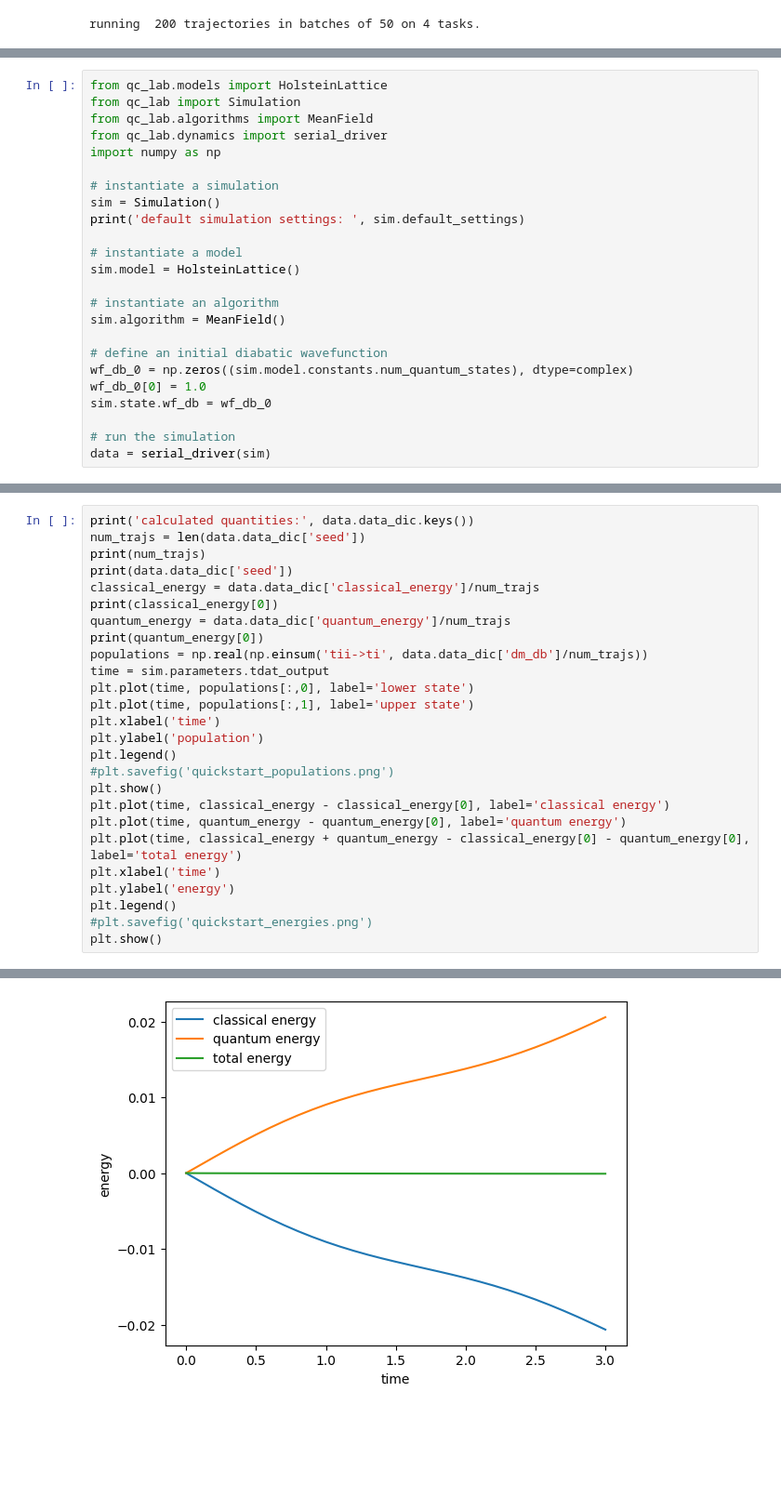
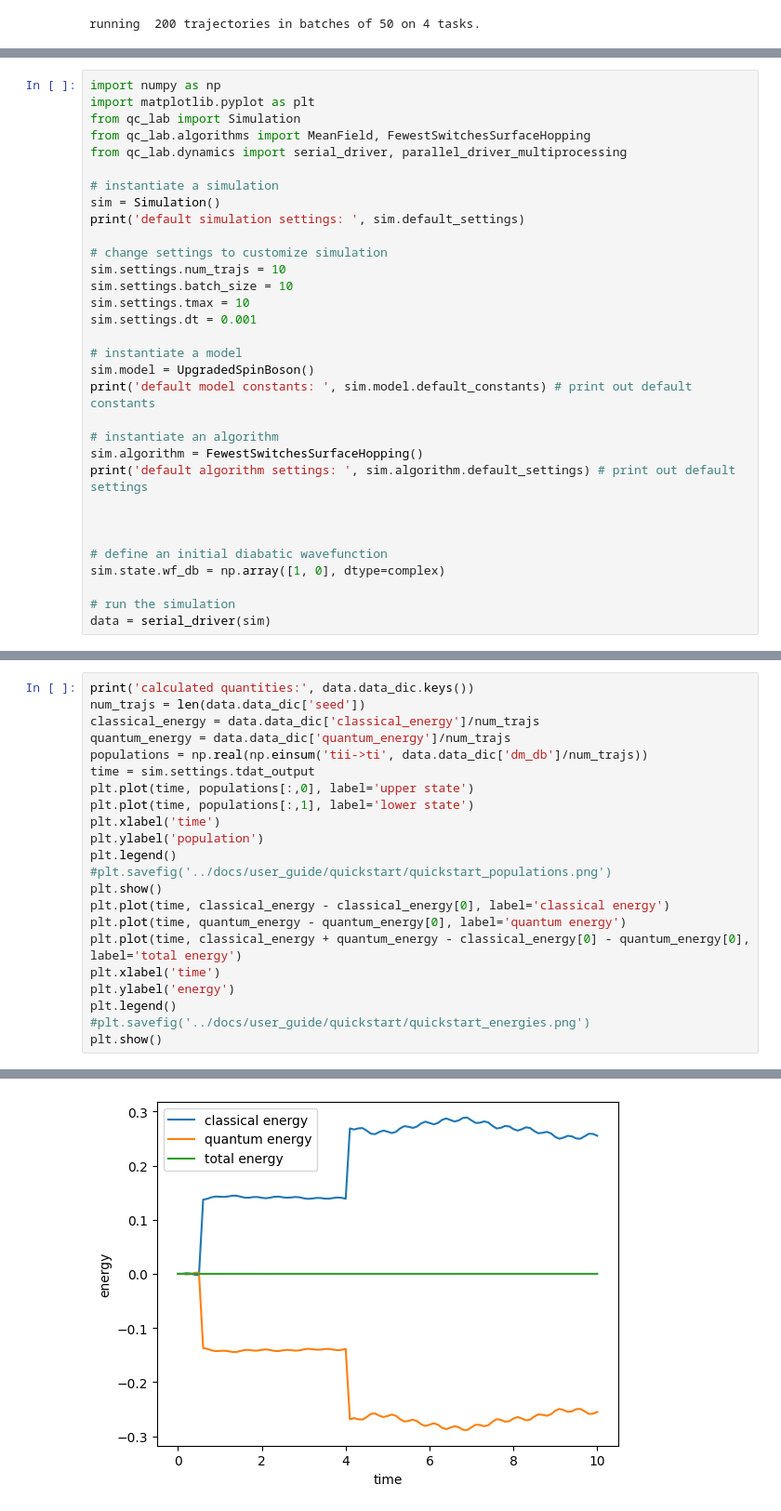
Before and after one commit to tempelaar-team/qclab-dev, a Jupyter notebook: examples/docs_example.ipynb, the cells around one changed output, grey strips where cells are left out. Shown at 93% size. Cells and saved outputs as stored; diff of their text form; blank space fills up the shorter version.

```diff
--- a/examples/docs_example.ipynb
+++ b/examples/docs_example.ipynb
@@ -270,24 +467,32 @@ calculated quantities: dict_keys(['seed', 'quantum_energy', 'classical_energy',
 # %%
-from qc_lab.models import HolsteinLattice
+import numpy as np
+import matplotlib.pyplot as plt
 from qc_lab import Simulation
-from qc_lab.algorithms import MeanField
-from qc_lab.dynamics import serial_driver
-import numpy as np
+from qc_lab.algorithms import MeanField, FewestSwitchesSurfaceHopping
+from qc_lab.dynamics import serial_driver, parallel_driver_multiprocessing
 
 # instantiate a simulation
 sim = Simulation()
 print('default simulation settings: ', sim.default_settings)
 
+# change settings to customize simulation
+sim.settings.num_trajs = 10
+sim.settings.batch_size = 10
+sim.settings.tmax = 10
+sim.settings.dt = 0.001
+
 # instantiate a model
-sim.model = HolsteinLattice()
+sim.model = UpgradedSpinBoson()
+print('default model constants: ', sim.model.default_constants) # print out default constants
 
 # instantiate an algorithm
-sim.algorithm = MeanField()
+sim.algorithm = FewestSwitchesSurfaceHopping()
+print('default algorithm settings: ', sim.algorithm.default_settings) # print out default settings
+
+
 
 # define an initial diabatic wavefunction
-wf_db_0 = np.zeros((sim.model.constants.num_quantum_states), dtype=complex)
-wf_db_0[0] = 1.0
-sim.state.wf_db = wf_db_0
+sim.state.wf_db = np.array([1, 0], dtype=complex)
 
 # run the simulation
 data = serial_driver(sim)
@@ -369,20 +503,16 @@ ModuleNotFoundError: No module named 'qclab'
 # %%
 print('calculated quantities:', data.data_dic.keys())
 num_trajs = len(data.data_dic['seed'])
-print(num_trajs)
-print(data.data_dic['seed'])
 classical_energy = data.data_dic['classical_energy']/num_trajs
-print(classical_energy[0])
 quantum_energy = data.data_dic['quantum_energy']/num_trajs
-print(quantum_energy[0])
 populations = np.real(np.einsum('tii->ti', data.data_dic['dm_db']/num_trajs))
-time = sim.parameters.tdat_output
-plt.plot(time, populations[:,0], label='lower state')
-plt.plot(time, populations[:,1], label='upper state')
+time = sim.settings.tdat_output
+plt.plot(time, populations[:,0], label='upper state')
+plt.plot(time, populations[:,1], label='lower state')
 plt.xlabel('time')
 plt.ylabel('population')
 plt.legend()
-#plt.savefig('quickstart_populations.png')
+#plt.savefig('../docs/user_guide/quickstart/quickstart_populations.png')
 plt.show()
 plt.plot(time, classical_energy - classical_energy[0], label='classical energy')
 plt.plot(time, quantum_energy - quantum_energy[0], label='quantum energy')
@@ -390,6 +520,6 @@ plt.plot(time, classical_energy + quantum_energy - classical_energy[0] - quantum
 plt.xlabel('time')
 plt.ylabel('energy')
 plt.legend()
-#plt.savefig('quickstart_energies.png')
+#plt.savefig('../docs/user_guide/quickstart/quickstart_energies.png')
 plt.show()
 # %% [output]
@@ -402 +528 @@ calculated quantities: dict_keys(['seed', 'dm_db', 'classical_energy', 'quantum_
-[figure, old version]
+[figure, new version]
```
Also changed, not shown: parts of 26 cells of this notebook, 36 other files.
